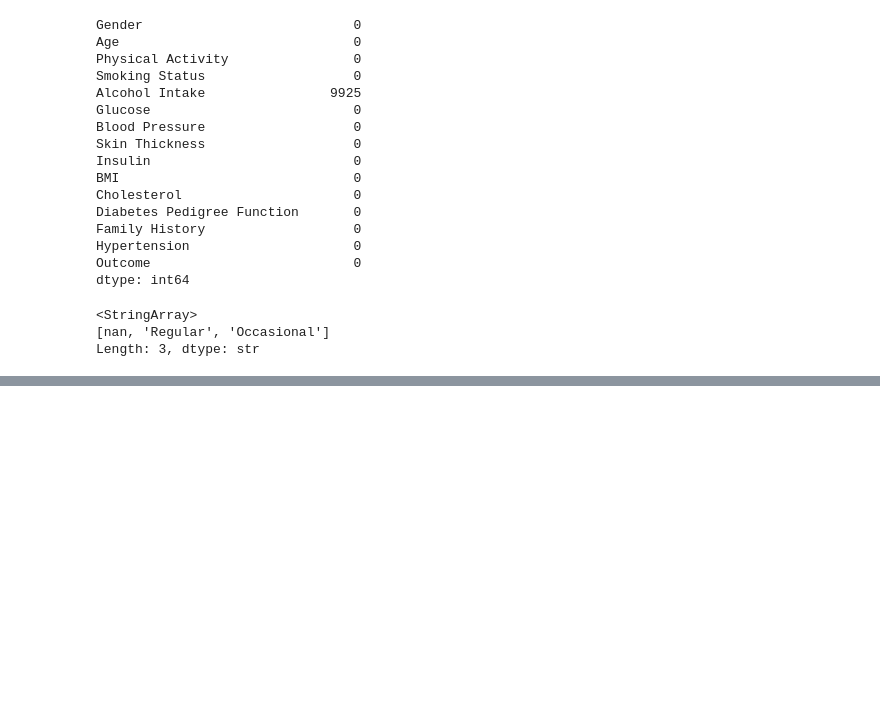
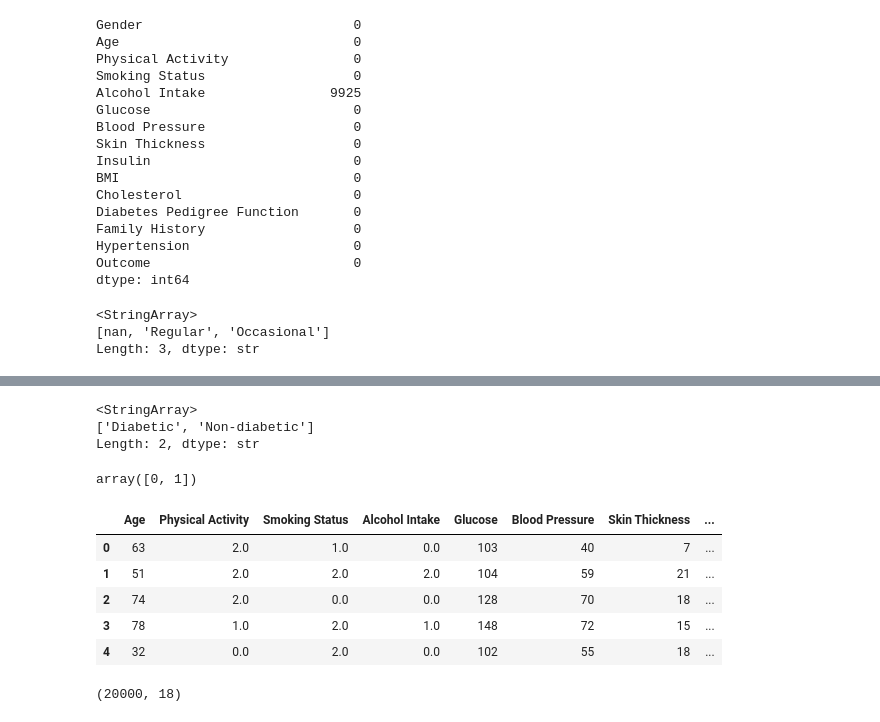
Before and after one commit to 2026324-cmd/achine-Learning-HDip2026-, a Jupyter notebook: Sumi Heo(2026324) - Machine Learning CA1.ipynb, the cells around one changed output, grey strips where cells are left out. Drawn from its saved outputs; the diff is of its cells as text; code cells hidden in the pictures; blank space fills up the shorter version.

```diff
--- a/Sumi Heo(2026324) - Machine Learning CA1.ipynb
+++ b/Sumi Heo(2026324) - Machine Learning CA1.ipynb
@@ -86,0 +254,6 @@ Length: 3, dtype: str
+# %%
+df['Outcome'].unique()
+# %% [output]
+<StringArray>
+['Diabetic', 'Non-diabetic']
+Length: 2, dtype: str
@@ -86,0 +265,17 @@ Length: 3, dtype: str
+# %%
+df['Outcome'].unique()
+# %% [output]
+array([0, 1])
+# %%
+df.head()
+# %% [output]
+|  | Age | Physical Activity | Smoking Status | Alcohol Intake | Glucose | Blood Pressure | Skin Thickness | ... |
+| 0 | 63 | 2.0 | 1.0 | 0.0 | 103 | 40 | 7 | ... |
+| 1 | 51 | 2.0 | 2.0 | 2.0 | 104 | 59 | 21 | ... |
+| 2 | 74 | 2.0 | 0.0 | 0.0 | 128 | 70 | 18 | ... |
+| 3 | 78 | 1.0 | 2.0 | 1.0 | 148 | 72 | 15 | ... |
+| 4 | 32 | 0.0 | 2.0 | 0.0 | 102 | 55 | 18 | ... |
+# %%
+df.shape
+# %% [output]
+(20000, 18)
```
Also changed, not shown: parts of 33 cells of this notebook.
